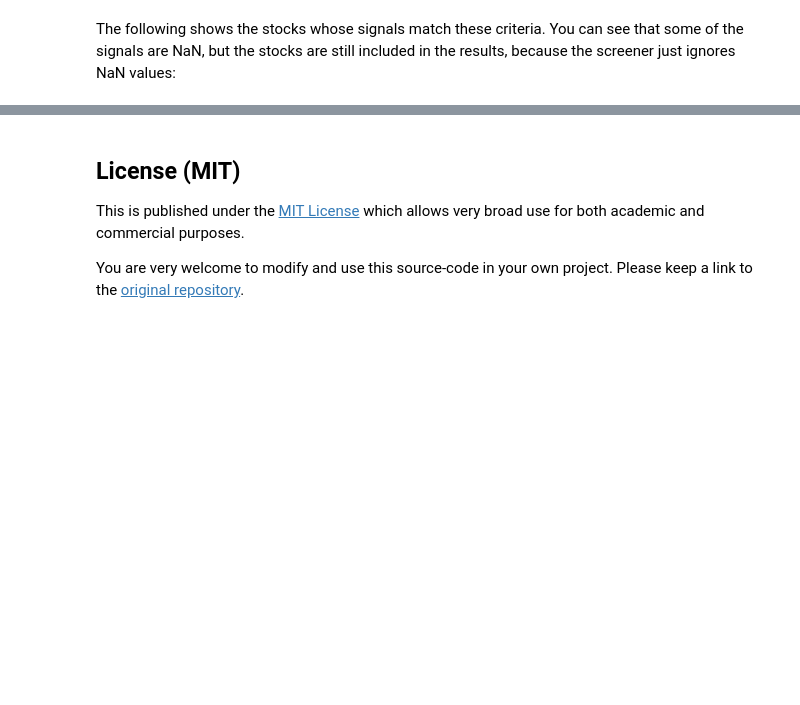
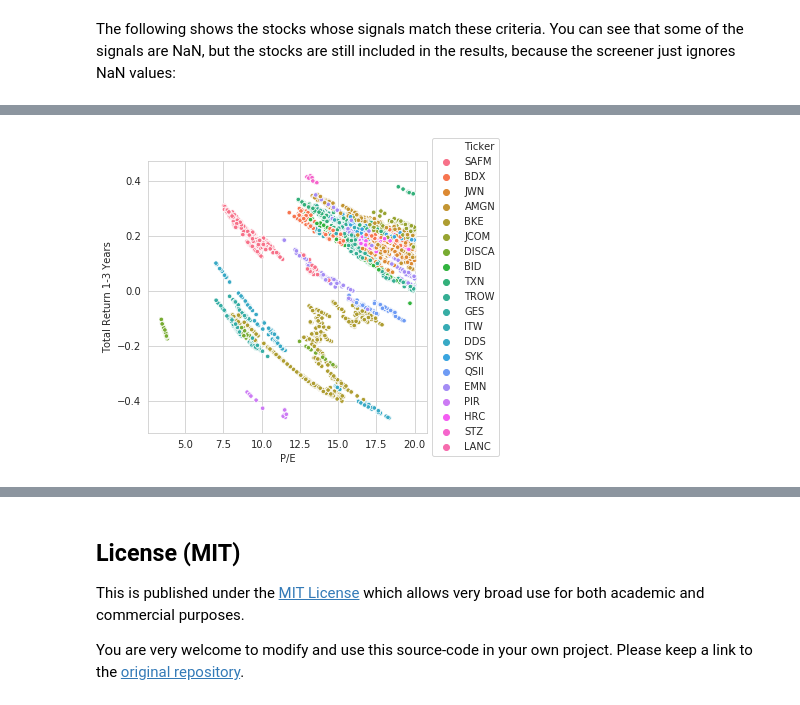
Before and after one commit to SimFin/simfin-tutorials, a Jupyter notebook: 07_Stock_Screener.ipynb, the cells around one changed output, grey strips where cells are left out. Drawn from its saved outputs; the diff is of its cells as text; code cells hidden in the pictures; blank space fills up the shorter version.

```diff
--- a/07_Stock_Screener.ipynb
+++ b/07_Stock_Screener.ipynb
@@ -469,0 +633,12 @@ df_signals.loc[mask, columns].sort_values(by=PE, ascending=True)
+# %%
+# Get all tickers that match the screener-criteria at some point.
+all_tickers = df_match[[PE, TOTAL_RETURN_1_3Y]].dropna().reset_index()[TICKER].unique()
+
+# Randomly select some of those tickers.
+tickers = np.random.choice(all_tickers, size=20, replace=False)
+
+# Make the scatter-plot for only those tickers.
+plot_scatter(df=df_match.loc[tickers].reset_index(),
+             x=PE, y=TOTAL_RETURN_1_3Y, hue=TICKER);
+# %% [output]
+[figure, added]
```
Also changed, not shown: parts of 59 cells of this notebook.
